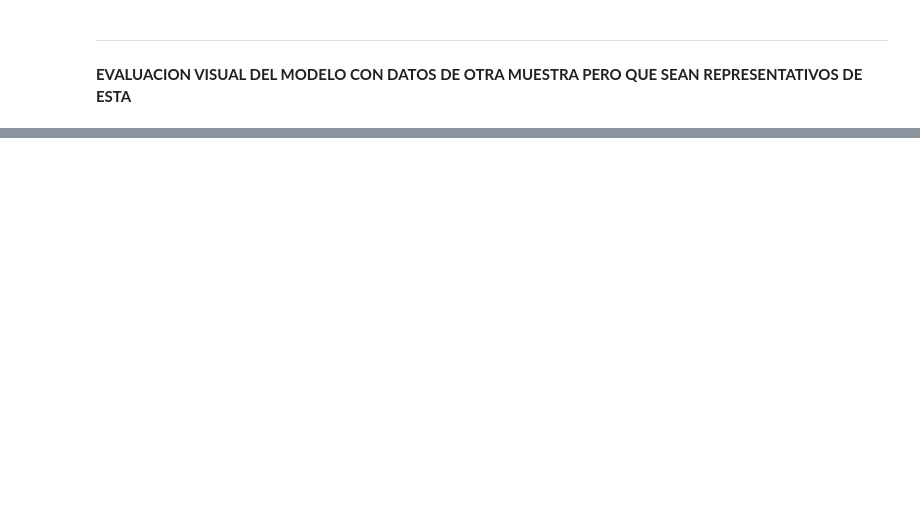
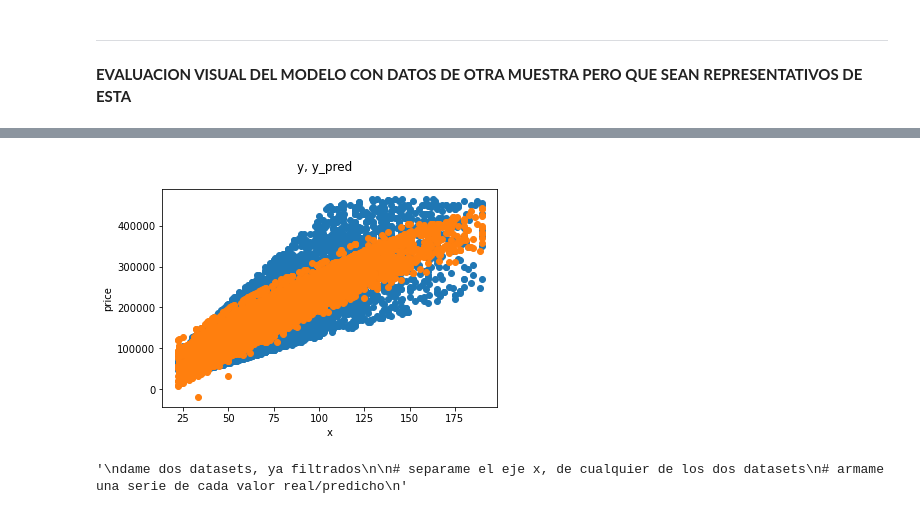
Before and after one commit to grupo4dhds/grupo4_git, a Jupyter notebook: workshop2_G4_ml.ipynb, the cells around one changed output, grey strips where cells are left out. Saved outputs shown, nothing was run; the diff lists cells and outputs as text; code cells hidden in the pictures; blank space fills up the shorter version.

```diff
--- a/workshop2_G4_ml.ipynb
+++ b/workshop2_G4_ml.ipynb
@@ -139,0 +275,25 @@ y[y.index.intersection(X.index)]
+# %%
+data_aux = pd.DataFrame(Dicto['data'][1])
+
+features_1
+lista = []
+for i in range(len(list(data_aux.columns))): # lo hice al revés, me da True si se encuentra!
+    booleano = False
+    for j in range(len(features_1)):
+        elemento = features_1[j] in list(data_aux.columns)[i]
+        if elemento:
+            booleano = True
+    lista.append(booleano)
+
+#for i in range(len(lista)):
+#    lista[i] = not(lista[i])
+
+not_features_1 = []
+for i in range(len(lista)):
+    if lista[i] == False:
+        not_features_1.append(list(data_aux.columns)[i])
+
+data_aux = data_aux[not_features_1]
+data_aux = data_aux.drop('above_median', axis=1)
+
+data_aux.head(1)
@@ -140,5 +303,6 @@ y[y.index.intersection(X.index)]
 # %%
-data = data[features]
+data = data[features_1]
 data = pd.concat([data,dummy_place], axis=1)
-data = data.dropna()
 array_predict = linreg.predict(data)
+data['y_pred'] = array_predict
+data.head(1)
@@ -145,3 +313,3 @@ array_predict = linreg.predict(data)
-# %%
-data = pd.DataFrame(Dicto['data'])
-data['y_pred'] = array_predict
+# %%
+data = pd.concat([data_aux,data], axis=1)
+data.head(1)
@@ -148,3 +335,7 @@ data['y_pred'] = array_predict
+# %%
+visualizacion_dos_scatter(data,data,'surface_total_in_m2', 'price','y_pred')
+# %% [output]
+[figure, added]
 # %%
 #print (pd.Series(X.columns).to_string()) # 0,1,2 son numericas # 3 es categorica de la superficie y el resto categorica de la ubicacion
 print (data.columns)
@@ -171,26 +362,8 @@ data
 ### predecir una muestra -
 ## aplicar el mismo filtro a la muestra -
 
-def visualizacion_dos_scatter():
-    pass
 
-"""
-dame dos datasets, ya filtrados
-
-# separame el eje x, de cualquier de los dos datasets
-# armame una serie de cada valor real/predicho
-"""
 
 ## Ploteamos los datos de entrenamiento vs los calculados de la muestra
-plt.scatter(variable_independiente, objetivo)
-plt.scatter(variable_independiente, data["y_pred"]) # muestra, entonces com
-plt.suptitle('y, y_pred');
-
-
-ax = plt.axes() #instancia de un objeto
-# tiene atributos y tiene métodos
-# los atributos .algo y los métodos son .algo()
-#
-ax.set(xlabel = 'x', ylabel='price_per_m2')
-#azules reales
-#naranjas predichos
+# %% [output]
+'\ndame dos datasets, ya filtrados\n\n# separame el eje x, de cualquier de los dos datasets\n# armame una serie de cada valor real/predicho\n'
```
Also changed, not shown: parts of 18 cells of this notebook, 2 other files.
